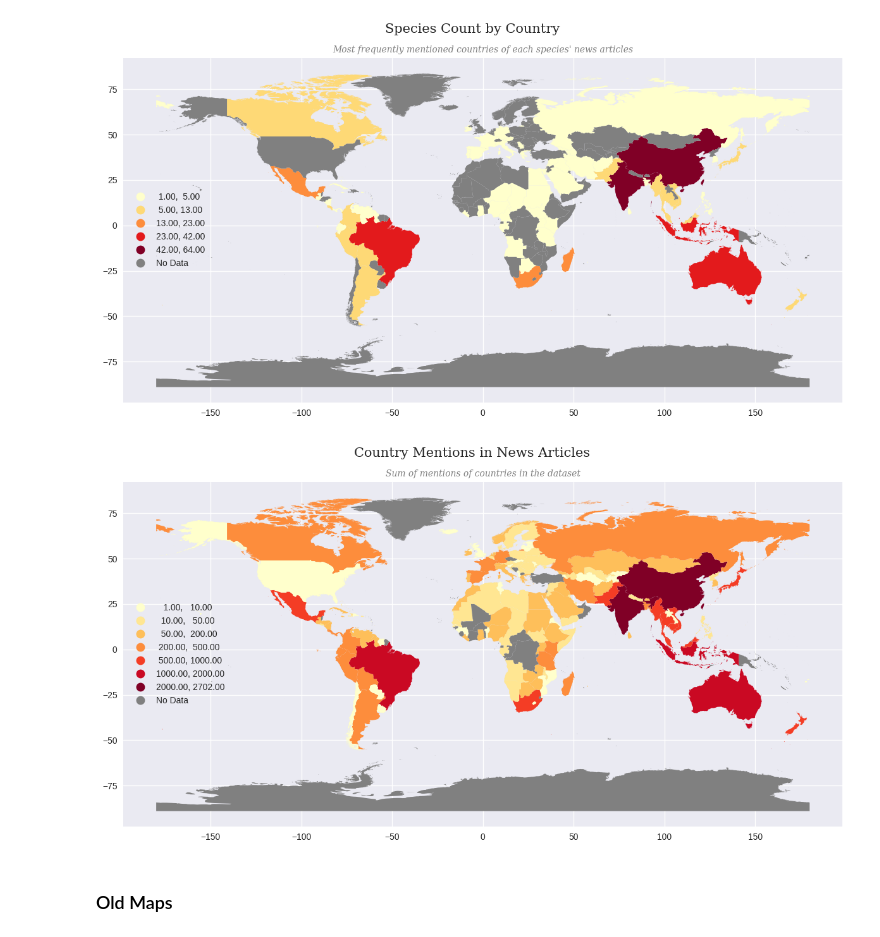
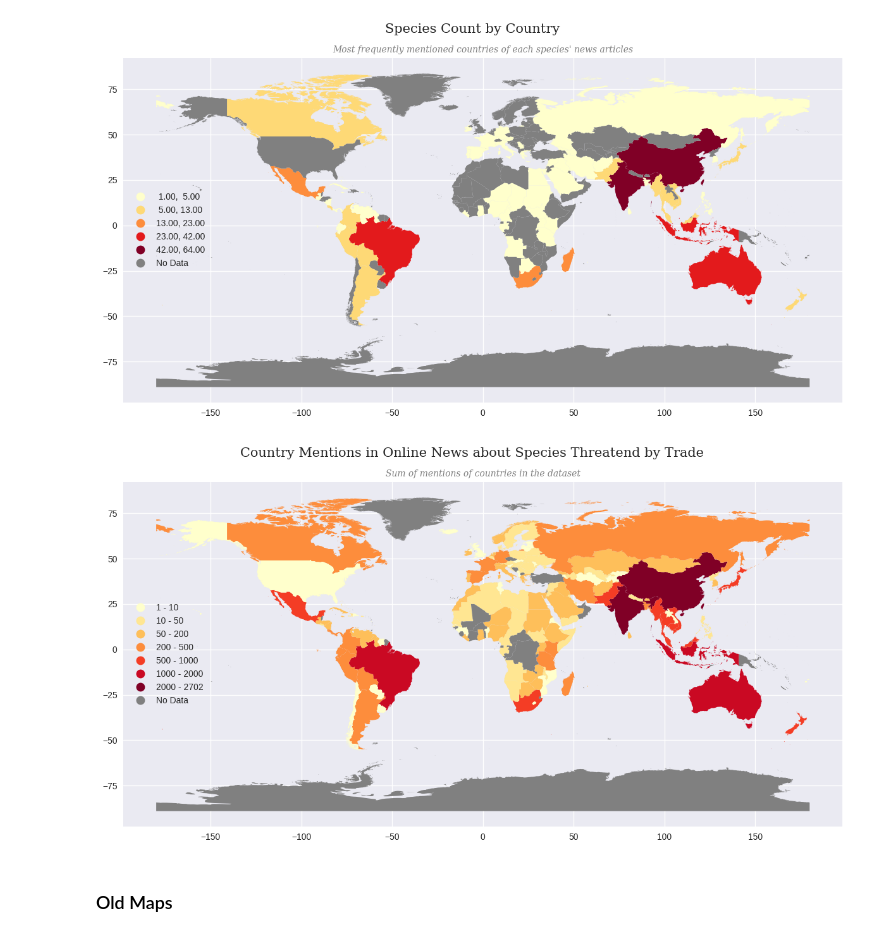
Before and after one commit to redalisa/thesis, a Jupyter notebook: Geoapify.ipynb, the cells around one changed output. Drawn from its saved outputs; the diff is of its cells as text; code cells hidden in the pictures.

```diff
--- a/Geoapify.ipynb
+++ b/Geoapify.ipynb
@@ -166,24 +171,54 @@ mentionsgdf = gpd.GeoDataFrame(mentionsgdf, geometry='geometry')
 # %%
 fig, ax = plt.subplots(figsize=(12, 10))
 
 # Define color map and how many bins needed
 cmap = plt.cm.get_cmap('YlOrRd', 7)
 # Any countries with NaN values will be colored grey
 missing_kwds = dict(color='grey', label='No Data')
 
 # Classification scheme options: EqualInterval, Quantiles, NaturalBreaks, UserDefined etc.
-mentionsgdf.plot(column='mentions_country', scheme='UserDefined', classification_kwds = {'bins':[10, 50, 200, 500, 1000, 2000, 2702]},
-                 cmap = cmap, legend=True, legend_kwds=dict(loc='center left'), missing_kwds=missing_kwds, ax=ax)
+mentionsgdf.plot(column='mentions_country',
+                 scheme='UserDefined',
+                 classification_kwds = {'bins':[10, 50, 200, 500, 1000, 2000, 2702]},
+                 cmap = cmap,
+                 legend=True,
+                 legend_kwds=({"loc":'center left'}),
+                 missing_kwds=missing_kwds,
+                 ax=ax)
+
+# Define the bounds of the classification scheme
+upper_bounds = mapclassify.UserDefined(mentionsgdf.mentions_country,
+                                       bins=[10, 50, 200, 500, 1000, 2000, 2702]).bins
+
+bounds = []
+for index, upper_bound in enumerate(upper_bounds):
+    if index == 0:
+        lower_bound = mentionsgdf.mentions_country.min()
+    else:
+        lower_bound = upper_bounds[index-1]
+
+    bound = f'{lower_bound:.0f} - {upper_bound:.0f}'
+    bounds.append(bound)
+
+
+# get all the legend labels
+legend_labels = ax.get_legend().get_texts()
+
+# replace the legend labels
+for bound, legend_label in zip(bounds, legend_labels):
+    legend_label.set_text(bound)
+
 
 # Add suptitle above the title
 fig.tight_layout(rect=[0, 0.03, 1, 0.95])
-fig.suptitle("Country Mentions in News Articles", fontsize=15, family = 'Serif')
+fig.suptitle("Country Mentions in Online News about Species Threatend by Trade", fontsize=15, family = 'Serif')
 plt.subplots_adjust(top=1.26)
-ax.set_title("Sum of mentions of countries in the dataset", fontsize = 10, color="grey", style='italic', family = 'Serif')
+ax.set_title("Sum of mentions of countries in the dataset",
+             fontsize = 10, color="grey", style='italic', family = 'Serif')
 
 plt.savefig('figures/countrymentions.png')
 # %% [output]
-[figure, old version]
+[figure, new version]
 # %% [markdown]
 ### Old Maps
 # %%
```
Also changed, not shown: parts of 2 cells of this notebook, 6 other files.
